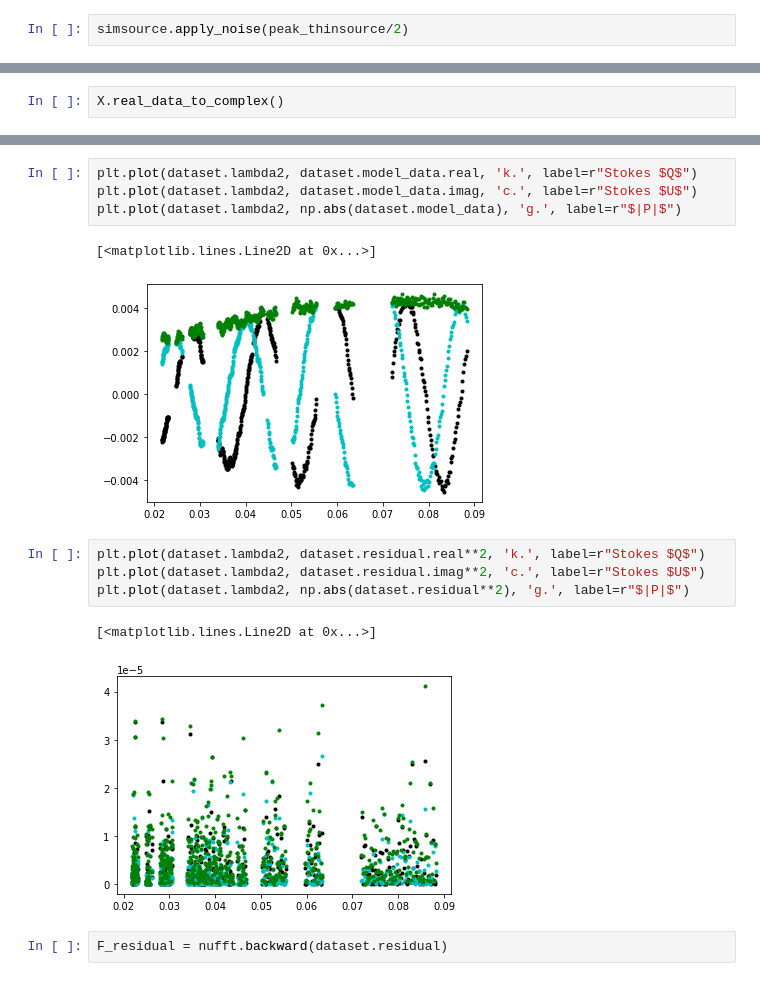
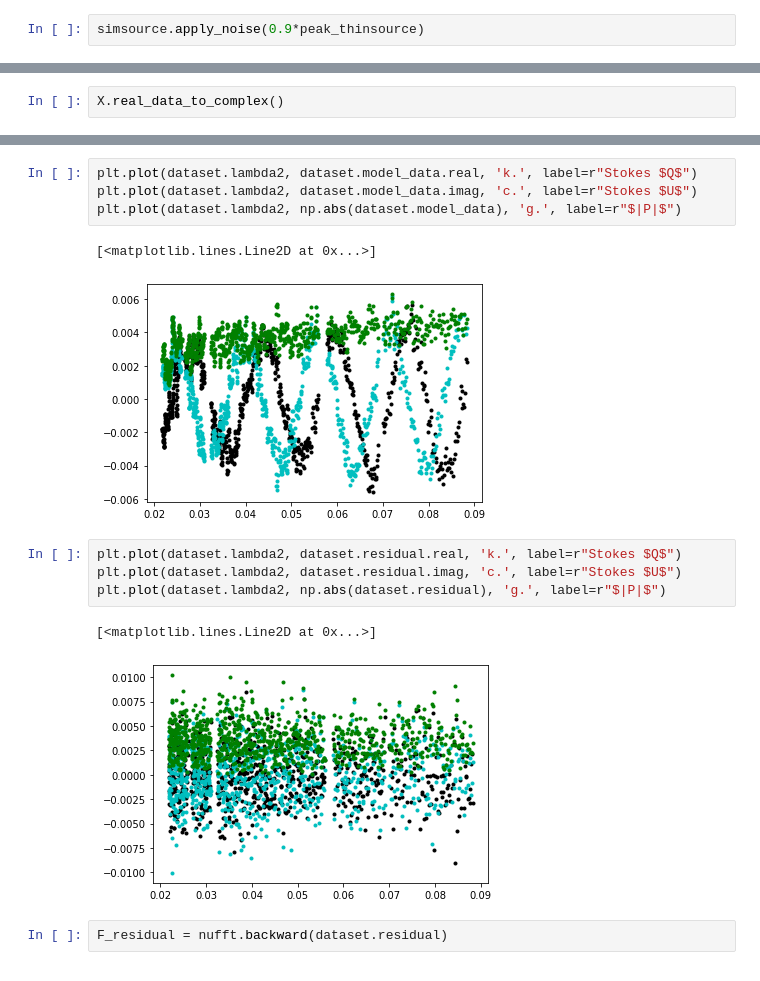
Before and after one commit to miguelcarcamov/csromer, a Jupyter notebook: framework_simulation_scenario1.ipynb, the cells around one changed output, grey strips where cells are left out. Cells and saved outputs as stored; diff of their text form.

```diff
--- a/framework_simulation_scenario1.ipynb
+++ b/framework_simulation_scenario1.ipynb
@@ -42,5 +76,5 @@ simsource.remove_channels(0.4)
 # %%
-simsource.apply_noise(peak_thinsource/2)
+simsource.apply_noise(0.9*peak_thinsource)
 # %%
 plt.plot(simsource.lambda2, simsource.data.real, 'k.', label=r"Stokes $Q$")
 plt.plot(simsource.lambda2, simsource.data.imag, 'c.', label=r"Stokes $U$")
@@ -172,14 +210,14 @@ plt.plot(dataset.lambda2, dataset.model_data.imag, 'c.', label=r"Stokes $U$")
 plt.plot(dataset.lambda2, np.abs(dataset.model_data), 'g.', label=r"$|P|$")
 # %% [output]
 [<matplotlib.lines.Line2D at 0x...>]
-[figure, old version]
+[figure, new version]
 # %%
-plt.plot(dataset.lambda2, dataset.residual.real**2, 'k.', label=r"Stokes $Q$")
-plt.plot(dataset.lambda2, dataset.residual.imag**2, 'c.', label=r"Stokes $U$")
-plt.plot(dataset.lambda2, np.abs(dataset.residual**2), 'g.', label=r"$|P|$")
+plt.plot(dataset.lambda2, dataset.residual.real, 'k.', label=r"Stokes $Q$")
+plt.plot(dataset.lambda2, dataset.residual.imag, 'c.', label=r"Stokes $U$")
+plt.plot(dataset.lambda2, np.abs(dataset.residual), 'g.', label=r"$|P|$")
 # %% [output]
 [<matplotlib.lines.Line2D at 0x...>]
-[figure, old version]
+[figure, new version]
 # %%
 F_residual = nufft.backward(dataset.residual)
 # %%
```
Also changed, not shown: parts of 17 cells of this notebook, 5 other files.
